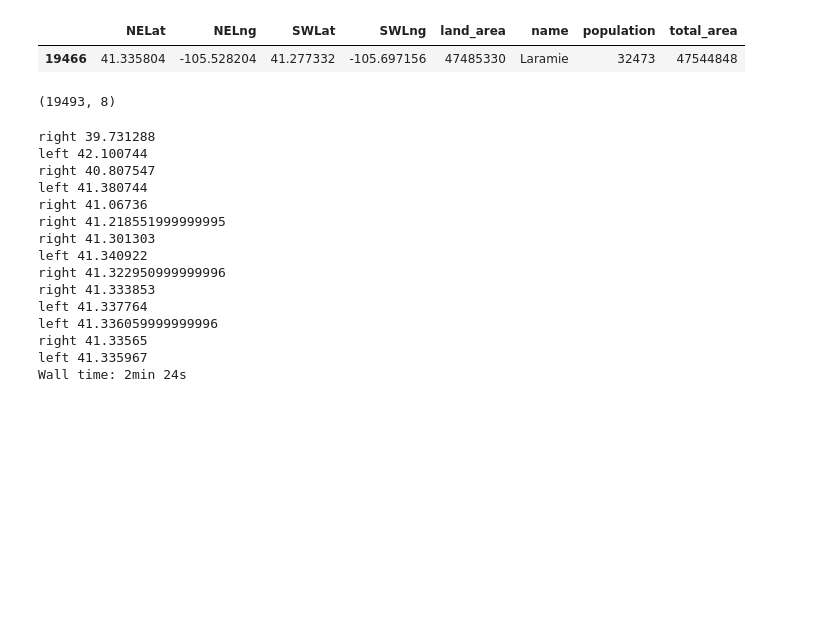
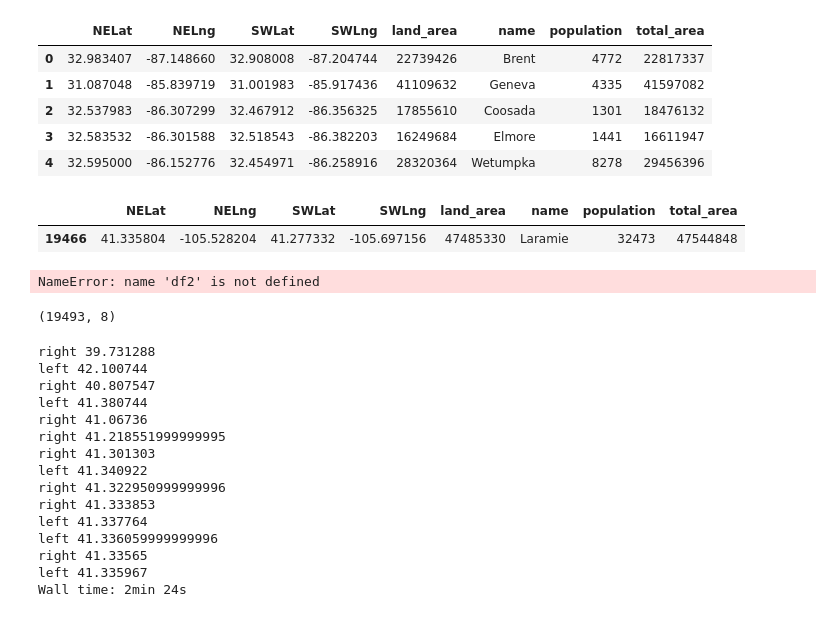
Before and after one commit to copilotroadtrip/PythonPOIMunging, a Jupyter notebook: shapestuff.ipynb, the cells around one changed output. Saved outputs shown, nothing was run; the diff lists cells and outputs as text; code cells hidden in the pictures; blank space fills up the shorter version.

```diff
--- a/shapestuff.ipynb
+++ b/shapestuff.ipynb
@@ -15,5 +16,14 @@ Wall time: 1min 4s
 # %%
 df = big.return_db_information()
+# %%
+df.head()
+# %% [output]
+|  | NELat | NELng | SWLat | SWLng | land_area | name | population | total_area |
+| 0 | 32.983407 | -87.148660 | 32.908008 | -87.204744 | 22739426 | Brent | 4772 | 22817337 |
+| 1 | 31.087048 | -85.839719 | 31.001983 | -85.917436 | 41109632 | Geneva | 4335 | 41597082 |
+| 2 | 32.537983 | -86.307299 | 32.467912 | -86.356325 | 17855610 | Coosada | 1301 | 18476132 |
+| 3 | 32.583532 | -86.301588 | 32.518543 | -86.382203 | 16249684 | Elmore | 1441 | 16611947 |
+| 4 | 32.595000 | -86.152776 | 32.454971 | -86.258916 | 28320364 | Wetumpka | 8278 | 29456396 |
 # %%
 df[df.name == "Laramie"]
 # %% [output]
@@ -26,3 +38,7 @@ df2.to_csv("speed_test.csv")
+# %%
+df2.head(100)
+# %% [output]
+NameError: name 'df2' is not defined
 # %%
 df.shape
 # %% [output]
```
Also changed, not shown: parts of 2 cells of this notebook, 1 other file.
